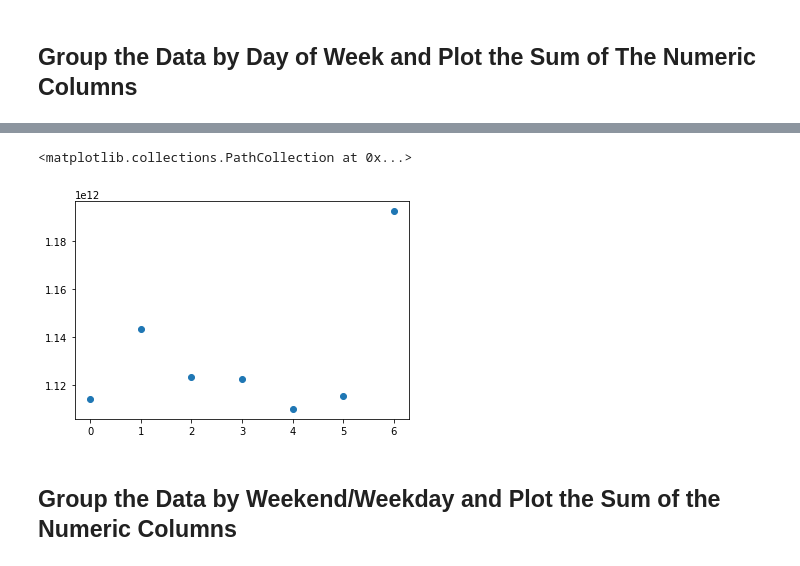
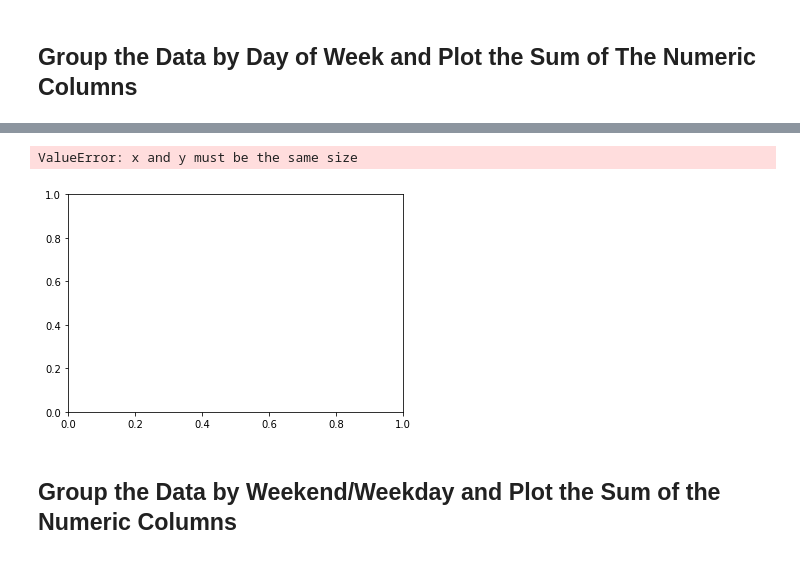
Before and after one commit to powergascan/dsc-pandas-series-and-dataframes-lab-dc-ds-071519, a Jupyter notebook: index.ipynb, the cells around one changed output, grey strips where cells are left out. Cells and saved outputs as stored; diff of their text form; code cells hidden in the pictures.

```diff
--- a/index.ipynb
+++ b/index.ipynb
@@ -128,10 +128,10 @@ df.head()
 | 113983 | PTH06 | R546 | 00-00-09 | PAVONIA/NEWPORT | 1 | PTH | 2018-08-25 | 03:39:25 | REGULAR | 404642 | 330523 | ... |
 # %%
 df_agg=df.groupby('weekday')[['entries','exits']].apply(lambda x: x.sum()).reset_index()
-plt.scatter(df_agg['weekday'],df_agg['entries'])
+plt.scatter(df_agg['weekday'],df_agg[['entries','exits']])
 # %% [output]
-<matplotlib.collections.PathCollection at 0x...>
+ValueError: x and y must be the same size
-[figure, old version]
+[figure, new version]
 # %% [markdown]
 ## Group the Data by Weekend/Weekday and Plot the Sum of the Numeric Columns
 # %%
```
